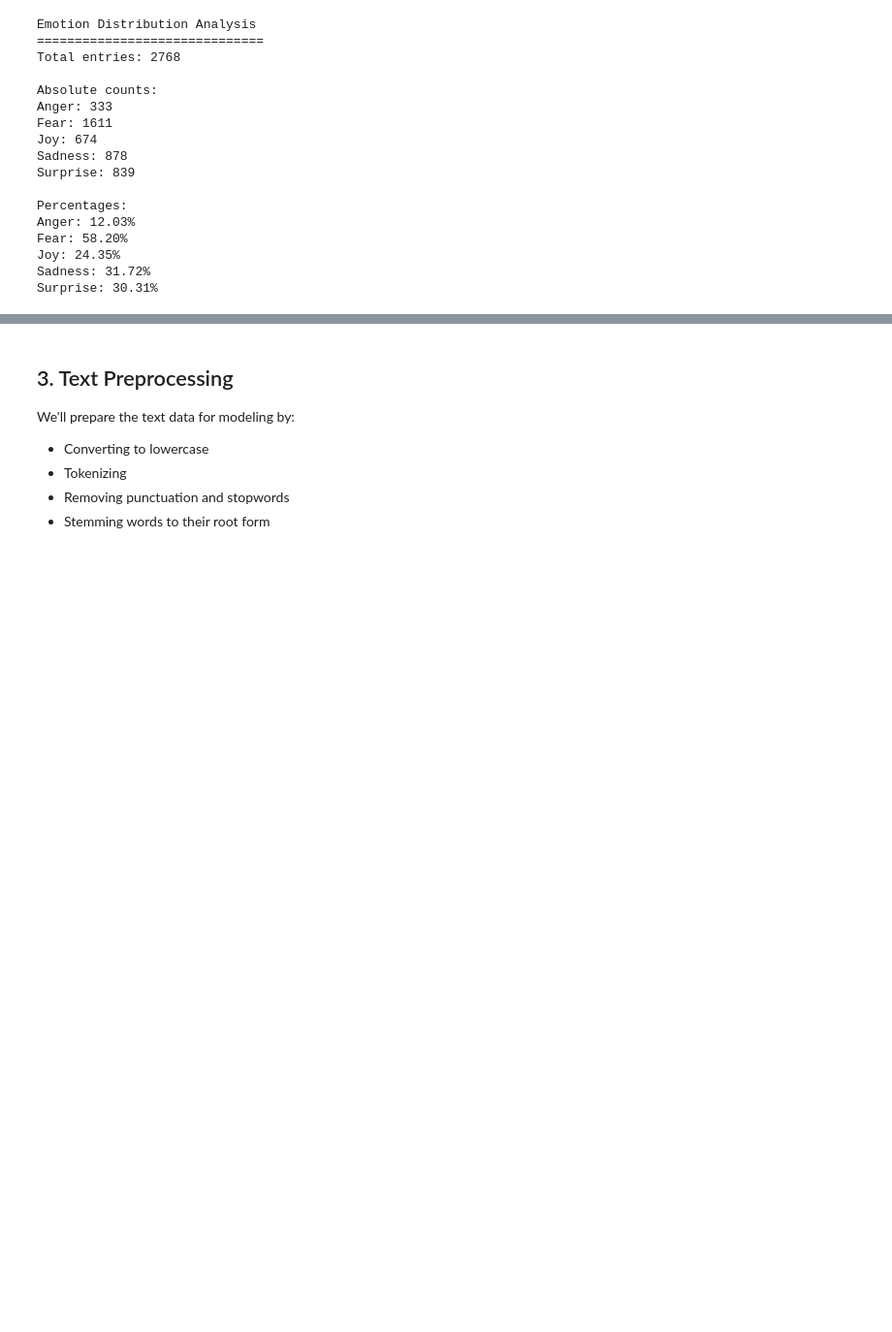
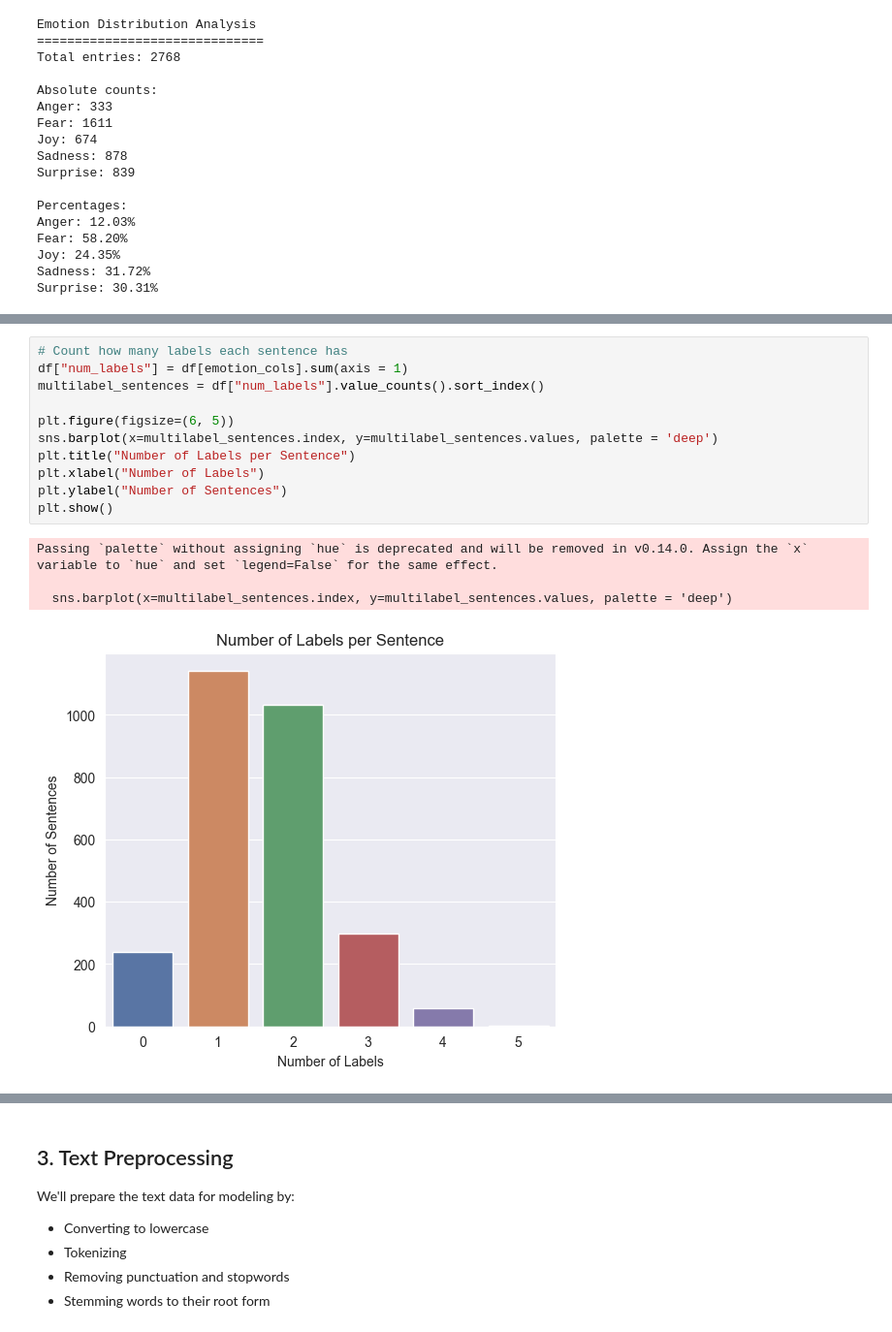
Before and after one commit to s3m3dov/nlp-emotion-detection, a Jupyter notebook: multi-label-emotion-detection.ipynb, the cells around one changed output, grey strips where cells are left out. Shown: that part at 97% size. Saved outputs shown, nothing was run; the diff lists cells and outputs as text; blank space fills up the shorter version.

```diff
--- a/multi-label-emotion-detection.ipynb
+++ b/multi-label-emotion-detection.ipynb
@@ -94,0 +113,16 @@ Surprise: 30.31%
+# %%
+# Count how many labels each sentence has
+df["num_labels"] = df[emotion_cols].sum(axis = 1)
+multilabel_sentences = df["num_labels"].value_counts().sort_index()
+
+plt.figure(figsize=(6, 5))
+sns.barplot(x=multilabel_sentences.index, y=multilabel_sentences.values, palette = 'deep')
+plt.title("Number of Labels per Sentence")
+plt.xlabel("Number of Labels")
+plt.ylabel("Number of Sentences")
+plt.show()
+# %% [output]
+Passing `palette` without assigning `hue` is deprecated and will be removed in v0.14.0. Assign the `x` variable to `hue` and set `legend=False` for the same effect.
+
+  sns.barplot(x=multilabel_sentences.index, y=multilabel_sentences.values, palette = 'deep')
+[figure, added]
```
Also changed, not shown: parts of 3 cells of this notebook.
